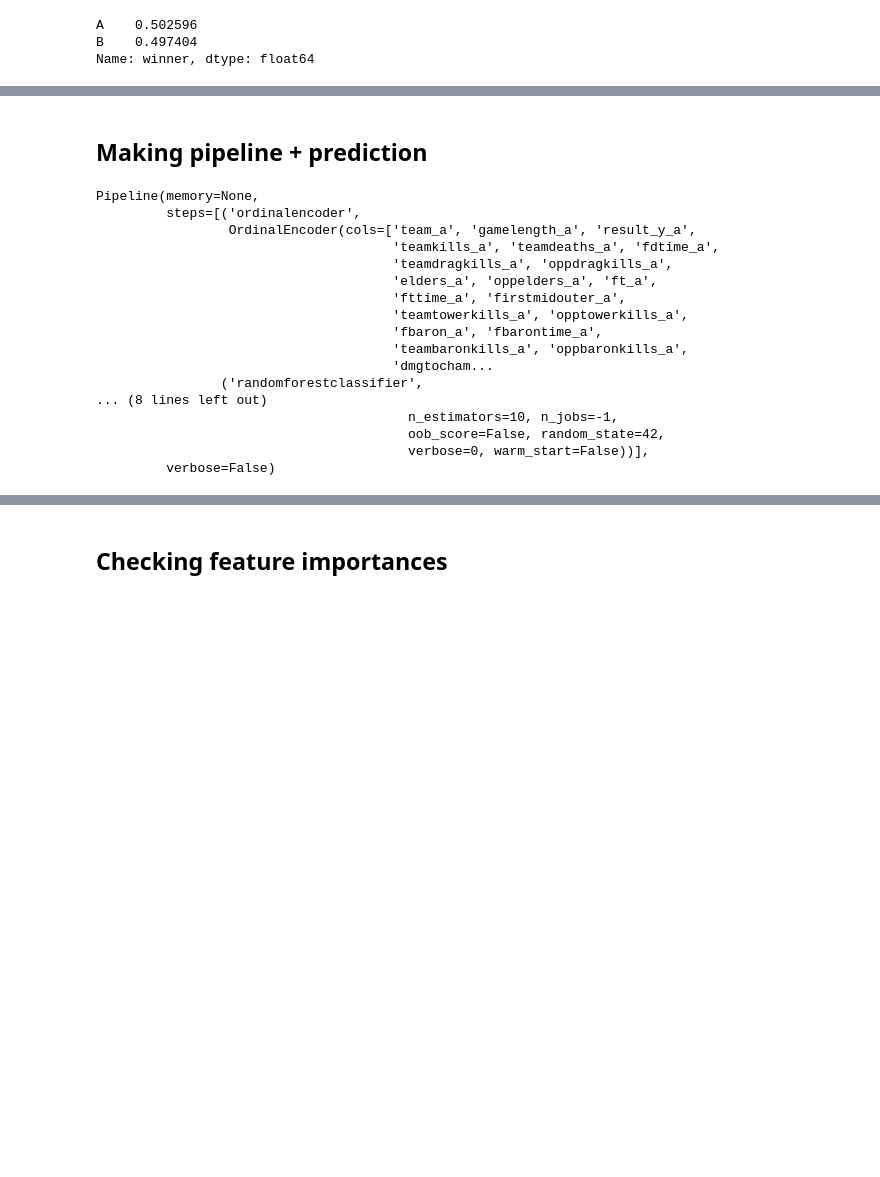
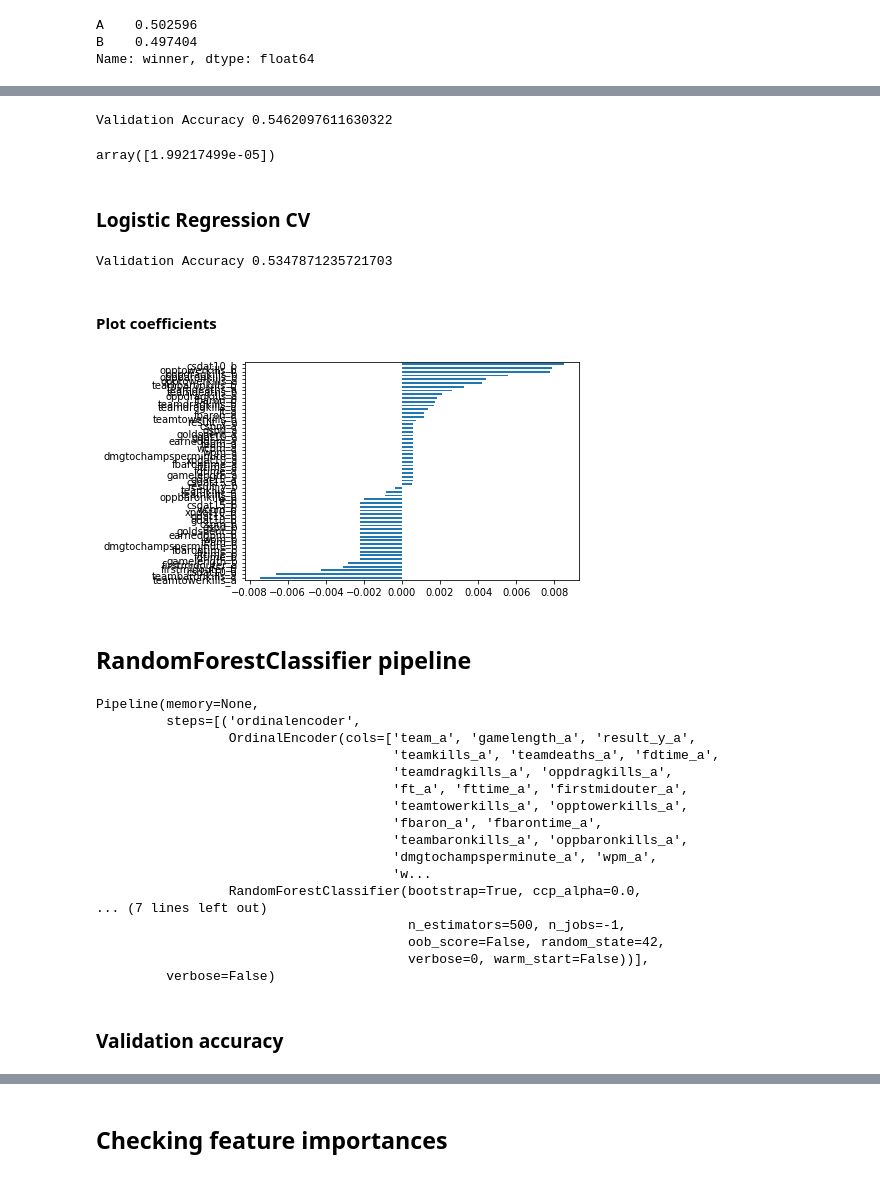
Before and after one commit to skredenmathias/DS-Unit-2-Build, a Jupyter notebook: Build_Week_Unit_2.ipynb, the cells around one changed output, grey strips where cells are left out. Drawn from its saved outputs; the diff is of its cells as text; code cells hidden in the pictures; blank space fills up the shorter version.

Commit message:
Improved DF, new models, new plots

```diff
--- a/Build_Week_Unit_2.ipynb
+++ b/Build_Week_Unit_2.ipynb
@@ -314,3 +462,6 @@ new_df.shape
 # %%
 # Dropping leaky results columns
-new_df = new_df.drop(columns=['result_a','result_b', 'gameid_a', 'gameid_b'])
+new_df = new_df.drop(columns=['result_a','result_b', 'gameid_a',
+                              'gameid_b', 'patchno_a', 'patchno_b',
+                              'oppelders_a', 'oppelders_b', 'elders_a',
+                              'elders_b'])
@@ -362,0 +519,25 @@ Name: winner, dtype: float64
+# %%
+# Instantiate
+log_reg = LogisticRegression()
+
+# Encode
+encoder = ce.OrdinalEncoder()
+X_train_encoded = encoder.fit_transform(X_train)
+X_val_encoded = encoder.transform(X_val)
+
+# impute missing values?
+from sklearn.impute import SimpleImputer
+imputer = SimpleImputer()
+X_train_imputed = imputer.fit_transform(X_train_encoded)
+X_val_imputed = imputer.transform(X_val_encoded)
+
+# Scale?
+
+# Fit the model
+log_reg.fit(X_train_imputed, y_train)
+
+# Apply to new data
+# log_reg.predict(X_val_imputed)
+print('Validation Accuracy', log_reg.score(X_val_imputed, y_val))
+# %% [output]
+Validation Accuracy 0.5462097611630322
@@ -362,0 +547,4 @@ Name: winner, dtype: float64
+# %%
+log_reg.intercept_
+# %% [output]
+array([1.99217499e-05])
@@ -363,10 +560,27 @@ Name: winner, dtype: float64
+# %% [markdown]
+### Logistic Regression CV
+# %%
+model_logregcv = LogisticRegressionCV(cv=5, n_jobs=-1, random_state=42)
+model_logregcv.fit(X_train_encoded, y_train)
+print('Validation Accuracy', model_logregcv.score(X_val_encoded, y_val))
+# %% [output]
+Validation Accuracy 0.5347871235721703
+# %% [markdown]
+#### Plot coefficients
+# %%
+# Make this larger / spread
+%matplotlib inline
+coefficients = pd.Series(model_logregcv.coef_[0], X_train_encoded.columns)
+coefficients.sort_values().plot.barh();
+# %% [output]
+[figure, added]
 # %% [markdown]
-## Making pipeline + prediction
+## RandomForestClassifier pipeline
 # %%
 pipeline = make_pipeline(
     ce.OrdinalEncoder(),
     SimpleImputer(),
-    RandomForestClassifier(random_state = 42, n_jobs=-1)
+    RandomForestClassifier(random_state = 42, n_jobs=-1, n_estimators=500)
 )
 
 pipeline.fit(X_train, y_train)
@@ -376,18 +590,20 @@ Pipeline(memory=None,
                  OrdinalEncoder(cols=['team_a', 'gamelength_a', 'result_y_a',
                                       'teamkills_a', 'teamdeaths_a', 'fdtime_a',
                                       'teamdragkills_a', 'oppdragkills_a',
-                                      'elders_a', 'oppelders_a', 'ft_a',
-                                      'fttime_a', 'firstmidouter_a',
+                                      'ft_a', 'fttime_a', 'firstmidouter_a',
                                       'teamtowerkills_a', 'opptowerkills_a',
                                       'fbaron_a', 'fbarontime_a',
                                       'teambaronkills_a', 'oppbaronkills_a',
-                                      'dmgtocham...
-                ('randomforestclassifier',
-... (8 lines left out)
-                                        n_estimators=10, n_jobs=-1,
+                                      'dmgtochampsperminute_a', 'wpm_a',
+                                      'w...
+                 RandomForestClassifier(bootstrap=True, ccp_alpha=0.0,
+... (7 lines left out)
+                                        n_estimators=500, n_jobs=-1,
                                         oob_score=False, random_state=42,
                                         verbose=0, warm_start=False))],
          verbose=False)
+# %% [markdown]
+### Validation accuracy
 # %%
 # Almost 7% better than guessing. Not bad.
 y_pred = pipeline.predict(X_val)
```
Also changed, not shown: parts of 94 cells of this notebook.
